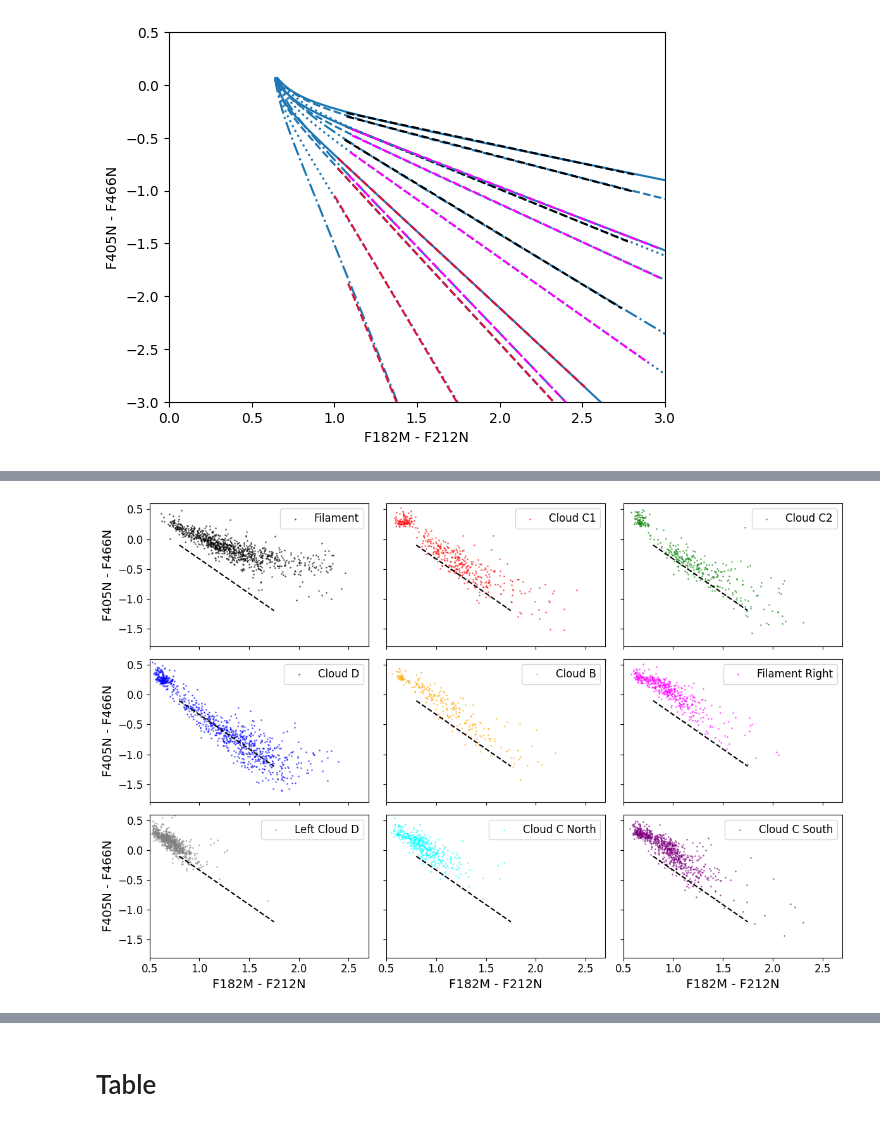
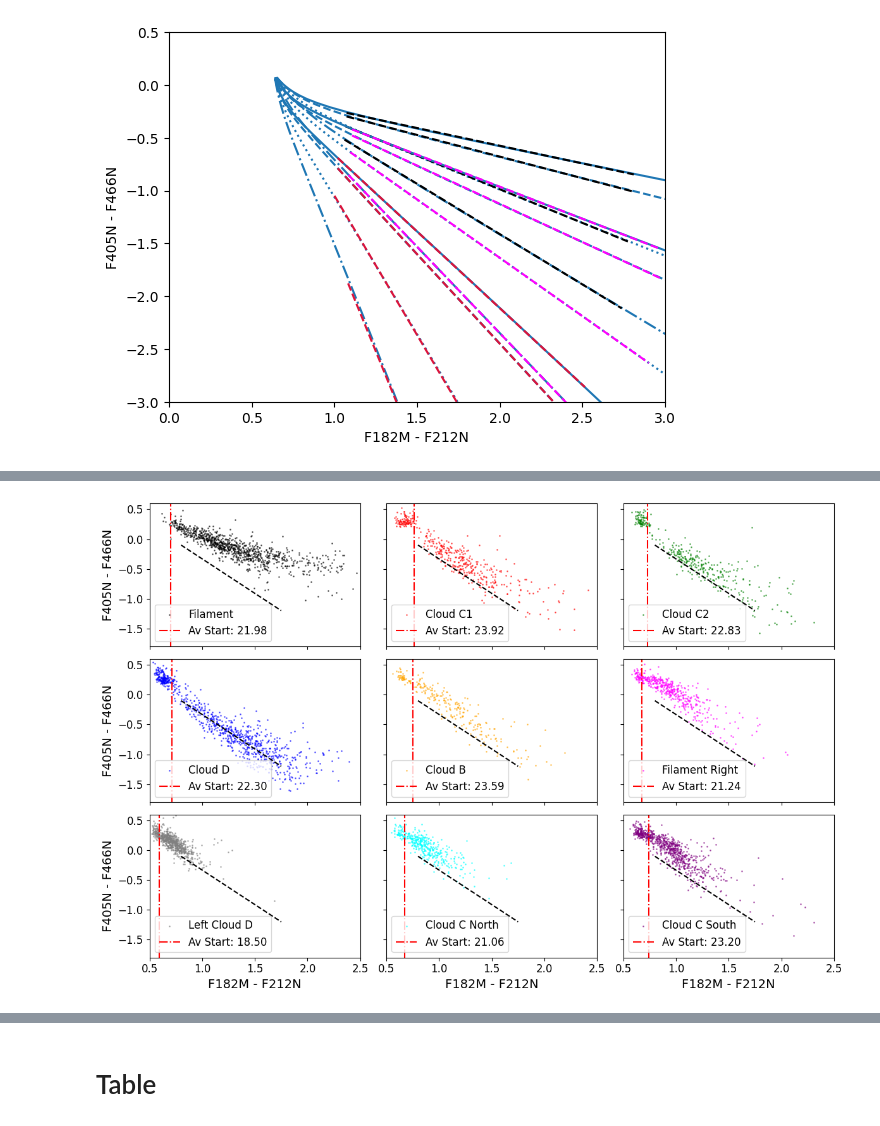
Before and after one commit to SpacialTree/dustridge-cd, a Jupyter notebook: notebooks/gaussian_misture.ipynb, the cells around one changed output, grey strips where cells are left out. Cells and saved outputs as stored; diff of their text form; code cells hidden in the pictures.

```diff
--- a/notebooks/gaussian_misture.ipynb
+++ b/notebooks/gaussian_misture.ipynb
@@ -1250,6 +1255,8 @@ combined_highAv = highAv_cloudc + highAv_brick
 rang = np.linspace(0.5, 2.7, 100)
 combined_slopes = []
 combined_slopes_std = []
+combined_intercepts = []
+combined_intercepts_std = []
 
 ax = plt.subplot(111)
 
@@ -1262,6 +1269,7 @@ for i in range(len(combined_catalogs)):
     x = cat.color('f182m', 'f212n')
     y = cat.color('f405n', 'f466n')
     slopes = []
+    intercepts = []
 
     for j in range(100):
         indices = np.random.choice(len(x), len(x), replace=True)
@@ -1271,12 +1279,19 @@ for i in range(len(combined_catalogs)):
         fit = fitting.LinearLSQFitter()
         line_boot = fit(models.Linear1D(), x_boot, y_boot)
         slopes.append(line_boot.slope.value)
+        intercepts.append(line_boot.intercept.value)
 
     slope_mean = np.mean(slopes)
     slope_std = np.std(slopes)
     combined_slopes.append(slope_mean)
     combined_slopes_std.append(slope_std)
-    print(f"{combined_labels[i]}: slope = {slope_mean:.2f} ± {slope_std:.2f}")
+
+    intercept_mean = np.mean(intercepts)
+    intercept_std = np.std(intercepts)
+    combined_intercepts.append(intercept_mean)
+    combined_intercepts_std.append(intercept_std)
+
+    print(f"{combined_labels[i]}: slope = {slope_mean:.2f} ± {slope_std:.2f}, intercept = {intercept_mean:.2f} ± {intercept_std:.2f}")
 
     marker = 'o' if 'Brick' in combined_labels[i] else '*'
     ax.errorbar(slope_mean, av_start, xerr=slope_std, color=combined_colors[i], alpha=0.5, marker=marker, linestyle='None')
@@ -1408,12 +1423,17 @@ WARNING: AstropyDeprecationWarning: Calling `Table.loc/iloc/loc_indices[index_id
 # %%
 from dust_extinction.averages import CT06_MWGC, CT06_MWLoc
 
+# cat_use.get_Av('f182m', 'f212n')
+# def get_Av(self, band1, band2, ext=CT06_MWGC()):
+#   return (self.color(band1, band2)) / (ext(int(band1[1:-1])/100*u.um) - ext(int(band2[1:-1])/100*u.um))
+
+def get_Av(color, band1='f182m', band2='f212n', ext=CT06_MWGC()):
+    return color / (ext(int(band1[1:-1])/100*u.um) - ext(int(band2[1:-1])/100*u.um))
+def get_color(av, band1='f182m', band2='f212n', ext=CT06_MWGC()):
+    return av * (ext(int(band1[1:-1])/100*u.um) - ext(int(band2[1:-1])/100*u.um))
+
 def color2av(color):
-    ext = CT06_MWGC()
-    av = color / (ext(1.87*u.micron) - ext(2.12*u.micron))
-    return av
+    return get_Av(color)
 
 def av2color(av):
-    ext = CT06_MWGC()
-    color = av * (ext(1.87*u.micron) - ext(2.12*u.micron))
-    return color
+    return get_color(av)
@@ -1426,6 +1448,8 @@ combined_intersections = intersections_cloudc + intersections_brick
 rang = np.linspace(0.5, 2.7, 100)
 combined_slopes = []
 combined_slopes_std = []
+combined_intercepts = []
+combined_intercepts_std = []
 
 ax = plt.subplot(111)
 
@@ -1439,6 +1463,7 @@ for i in range(len(combined_catalogs)):
     x = cat.color('f182m', 'f212n')
     y = cat.color('f405n', 'f466n')
     slopes = []
+    intercepts = []
 
     for j in range(100):
         indices = np.random.choice(len(x), len(x), replace=True)
@@ -1448,12 +1473,17 @@ for i in range(len(combined_catalogs)):
         fit = fitting.LinearLSQFitter()
         line_boot = fit(models.Linear1D(), x_boot, y_boot)
         slopes.append(line_boot.slope.value)
+        intercepts.append(line_boot.intercept.value)
 
     slope_mean = np.mean(slopes)
     slope_std = np.std(slopes)
     combined_slopes.append(slope_mean)
     combined_slopes_std.append(slope_std)
-    print(f"{combined_labels[i]}: slope = {slope_mean:.2f} ± {slope_std:.2f}")
+    intercept_mean = np.mean(intercepts)
+    intercept_std = np.std(intercepts)
+    combined_intercepts.append(intercept_mean)
+    combined_intercepts_std.append(intercept_std)
+    print(f"{combined_labels[i]}: slope = {slope_mean:.2f} ± {slope_std:.2f}, intercept = {intercept_mean:.2f} ± {intercept_std:.2f}")
 
     marker = 'o' if 'Brick' in combined_labels[i] else '*'
     ax.errorbar(slope_mean, av_start, xerr=slope_std, yerr=1, color=combined_colors[i], alpha=0.5, marker=marker, linestyle='None')
@@ -1629,30 +1659,31 @@ Brick Top C: slope = -0.98 ± 0.09
 # %%
 fig, axes = plt.subplots(3, 3, figsize=(12,8), sharex=True, sharey=True)
 
 for i in range(len(catalogs_cloudc)):
     cat = catalogs_cloudc[i]
     ax = axes.flatten()[i]
     cat.plot_CCD('f182m', 'f212n', 'f405n', 'f466n', ax=ax, s=1, alpha=0.5, label=labels_cloudc[i], color=colors_cloudc[i])
     if i > 5:
         ax.set_xlabel('F182M - F212N', fontsize=14)
         ax.set_xticklabels(ax.get_xticklabels(), fontsize=12)
     else:
         ax.set_xlabel('')
     if i % 3 == 0:
         ax.set_ylabel('F405N - F466N', fontsize=14)
         ax.set_yticklabels(ax.get_yticklabels(), fontsize=12)
     else:
         ax.set_ylabel('')
     ax.plot([0.8, 1.75], [-0.6, -1.7], color='k', linestyle='dashed')
-    ax.legend(fontsize=12)
-    ax.set_xlim(0.5, 2.7)
+    ax.axvline(av2color(intersections_cloudc[i]), color='r', linestyle='-.', label=f'Av Start: {intersections_cloudc[i]:.2f}')
+    ax.legend(fontsize=12, loc='lower left')
+    ax.set_xlim(0.5, 2.5)
     ax.set_ylim(-2.3, 0.1)
 
 plt.tight_layout()
 
 plt.savefig('/orange/adamginsburg/jwst/cloudc/figures/ccds_rc_cloudc.png', bbox_inches='tight', transparent=True, dpi=300)
 # %% [output]
-[figure, old version]
+[figure, new version]
 # %%
 fig, axes = plt.subplots(3, 4, figsize=(12,8), sharex=True, sharey=True)
 
```
Also changed, not shown: parts of 11 cells of this notebook, 9 other files.
